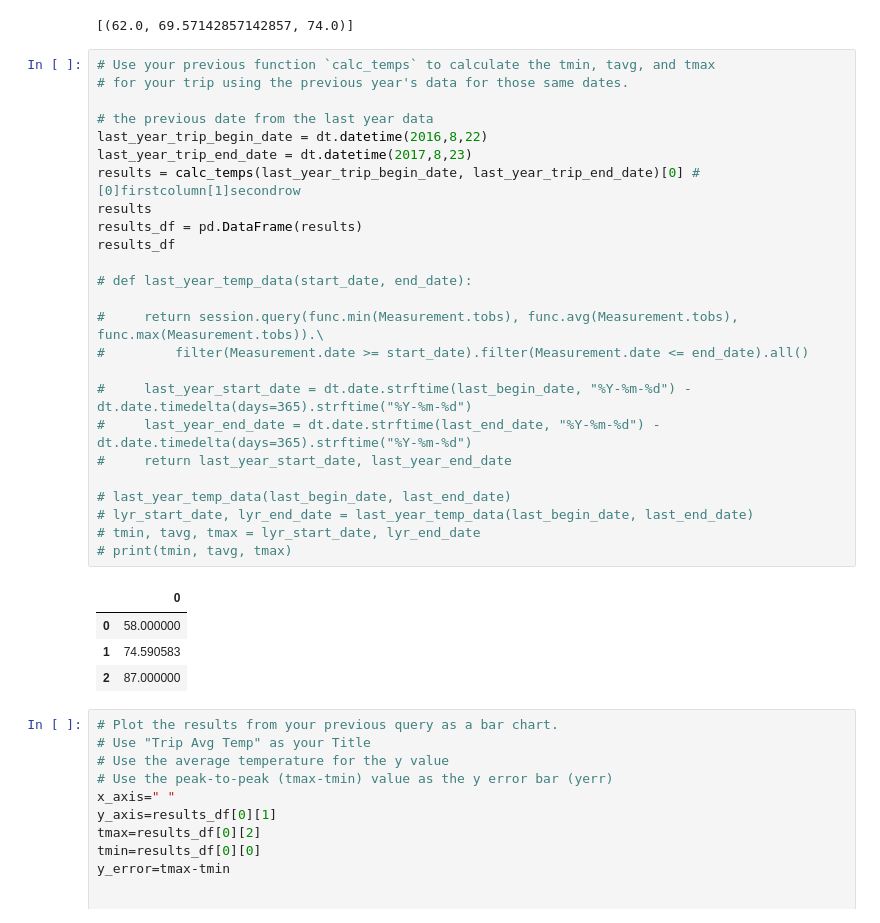
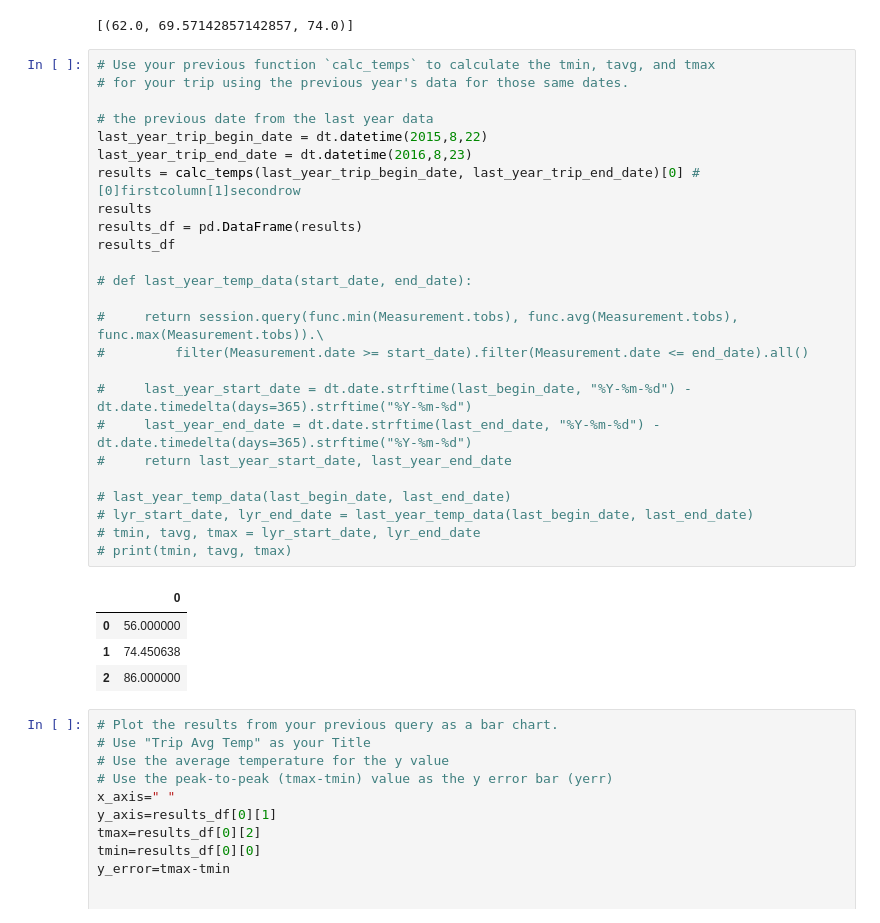
Before and after one commit to erikayi/sqlalchemy-challenge, a Jupyter notebook: climate_final.ipynb, the cells around one changed output. Saved outputs shown, nothing was run; the diff lists cells and outputs as text.

```diff
--- a/climate_final.ipynb
+++ b/climate_final.ipynb
@@ -410,33 +410,33 @@ print(calc_temps('2012-02-28', '2012-03-05'))
 # %%
 # Use your previous function `calc_temps` to calculate the tmin, tavg, and tmax
 # for your trip using the previous year's data for those same dates.
 
 # the previous date from the last year data
-last_year_trip_begin_date = dt.datetime(2016,8,22)
-last_year_trip_end_date = dt.datetime(2017,8,23)
+last_year_trip_begin_date = dt.datetime(2015,8,22)
+last_year_trip_end_date = dt.datetime(2016,8,23)
 results = calc_temps(last_year_trip_begin_date, last_year_trip_end_date)[0] #[0]firstcolumn[1]secondrow
 results
 results_df = pd.DataFrame(results)
 results_df
 
 # def last_year_temp_data(start_date, end_date):
 
 #     return session.query(func.min(Measurement.tobs), func.avg(Measurement.tobs), func.max(Measurement.tobs)).\
 #         filter(Measurement.date >= start_date).filter(Measurement.date <= end_date).all()
 
 #     last_year_start_date = dt.date.strftime(last_begin_date, "%Y-%m-%d") - dt.date.timedelta(days=365).strftime("%Y-%m-%d")
 #     last_year_end_date = dt.date.strftime(last_end_date, "%Y-%m-%d") - dt.date.timedelta(days=365).strftime("%Y-%m-%d")
 #     return last_year_start_date, last_year_end_date
 
 # last_year_temp_data(last_begin_date, last_end_date)
 # lyr_start_date, lyr_end_date = last_year_temp_data(last_begin_date, last_end_date)
 # tmin, tavg, tmax = lyr_start_date, lyr_end_date
 # print(tmin, tavg, tmax)
 # %% [output]
 |  | 0 |
-| 0 | 58.000000 |
-| 1 | 74.590583 |
-| 2 | 87.000000 |
+| 0 | 56.000000 |
+| 1 | 74.450638 |
+| 2 | 86.000000 |
 # %%
 # Plot the results from your previous query as a bar chart.
 # Use "Trip Avg Temp" as your Title
```
Also changed, not shown: parts of 3 cells of this notebook, 1 other file.
